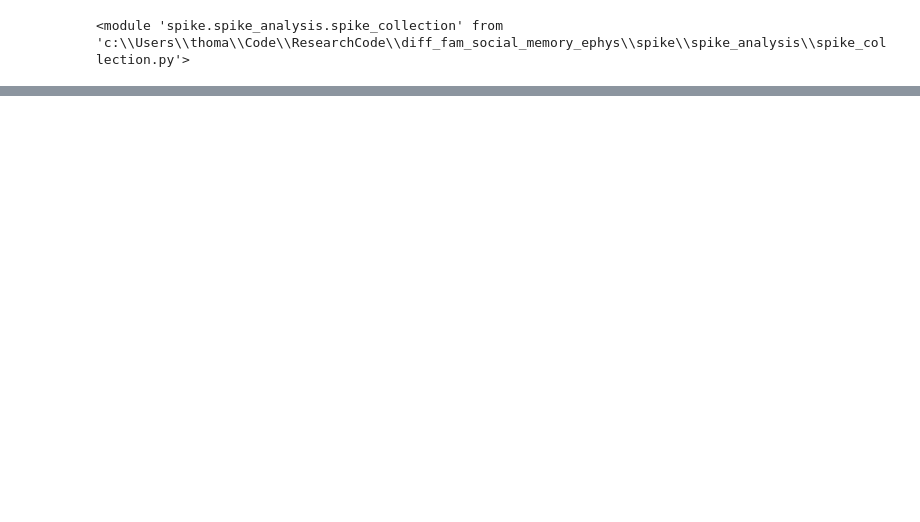
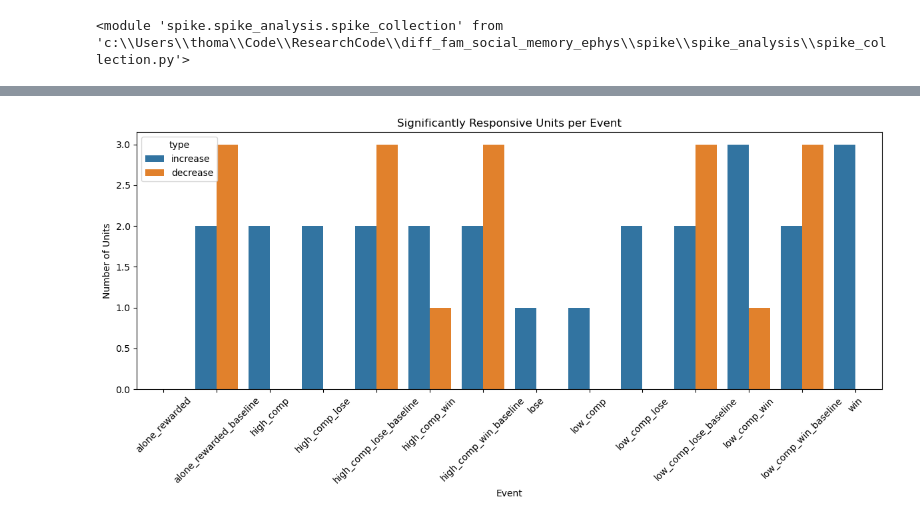
Before and after one commit to padillacoreanolab/diff_fam_social_memory_ephys, a Jupyter notebook: other_peoples_sutff/Thomas/z_score_analysis.ipynb, the cells around one changed output, grey strips where cells are left out. Drawn from its saved outputs; the diff is of its cells as text; code cells hidden in the pictures; blank space fills up the shorter version.

```diff
--- a/other_peoples_sutff/Thomas/z_score_analysis.ipynb
+++ b/other_peoples_sutff/Thomas/z_score_analysis.ipynb
@@ -44,0 +357,31 @@ MemoryError: Unable to allocate 104. MiB for an array with shape (13672522,) and
+# %%
+import matplotlib.pyplot as plt
+import seaborn as sns
+import pandas as pd
+
+# Combine all z-scored DataFrames across events
+event_names = ['alone_rewarded', 'alone_rewarded_baseline', 'high_comp', 'high_comp_lose', 'high_comp_lose_baseline', 'high_comp_win', 'high_comp_win_baseline', 'lose', 'low_comp', 'low_comp_lose', 'low_comp_lose_baseline', 'low_comp_win', 'low_comp_win_baseline', 'win']
+
+summary_rows = []
+
+for event in event_names:
+    zscore_df = run_zscore_per_event(recording, event, pre_window=10, SD=1.65)
+    if not zscore_df.empty:
+        inc = (zscore_df["sig"] == "increase").sum()
+        dec = (zscore_df["sig"] == "decrease").sum()
+        summary_rows.append({'event': event, 'type': 'increase', 'count': inc})
+        summary_rows.append({'event': event, 'type': 'decrease', 'count': dec})
+
+summary_df = pd.DataFrame(summary_rows)
+
+# Plot
+plt.figure(figsize=(12, 6))
+sns.barplot(data=summary_df, x='event', y='count', hue='type')
+plt.xticks(rotation=45)
+plt.title('Significantly Responsive Units per Event')
+plt.ylabel('Number of Units')
+plt.xlabel('Event')
+plt.tight_layout()
+plt.show()
+# %% [output]
+[figure, added]
```
Also changed, not shown: parts of 12 cells of this notebook, 1 other file.
